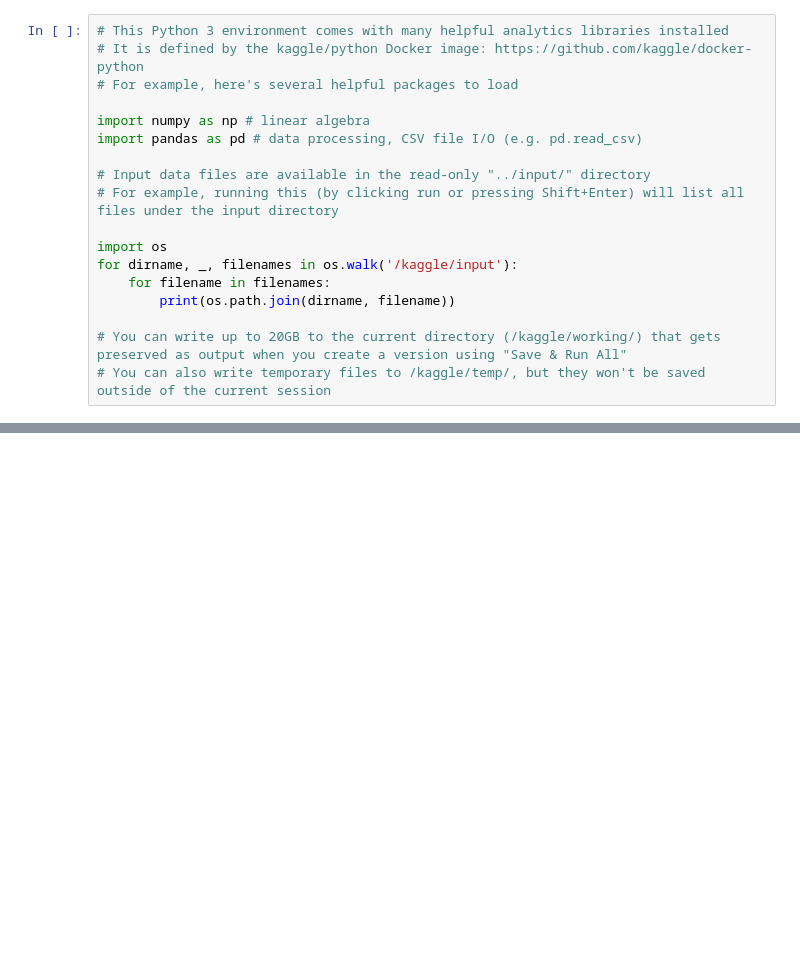
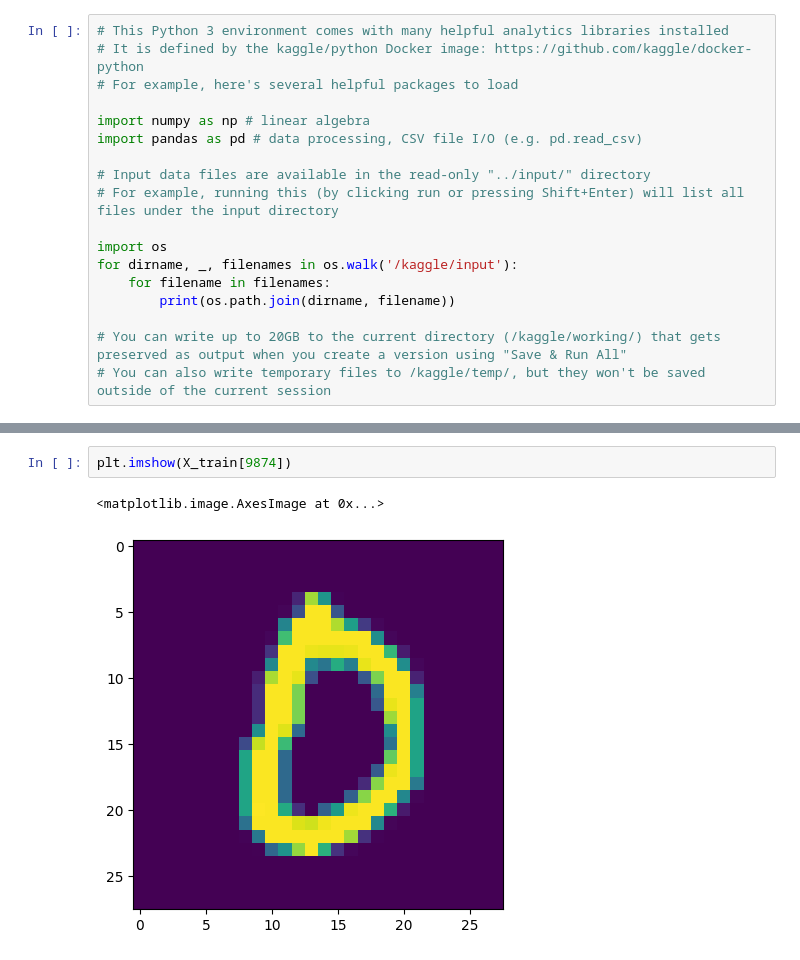
Before and after one commit to chaudhary-pawan/Deep-Learning, a Jupyter notebook: Handwritten_Digit_Classification_using_ANN.ipynb, the cells around one changed output, grey strips where cells are left out. Drawn from its saved outputs; the diff is of its cells as text; blank space fills up the shorter version.

```diff
--- a/Handwritten_Digit_Classification_using_ANN.ipynb
+++ b/Handwritten_Digit_Classification_using_ANN.ipynb
@@ -20,0 +175,5 @@ for dirname, _, filenames in os.walk('/kaggle/input'):
+# %%
+plt.imshow(X_train[9874])
+# %% [output]
+<matplotlib.image.AxesImage at 0x...>
+[figure, added]
```
Also changed, not shown: parts of 22 cells of this notebook.
